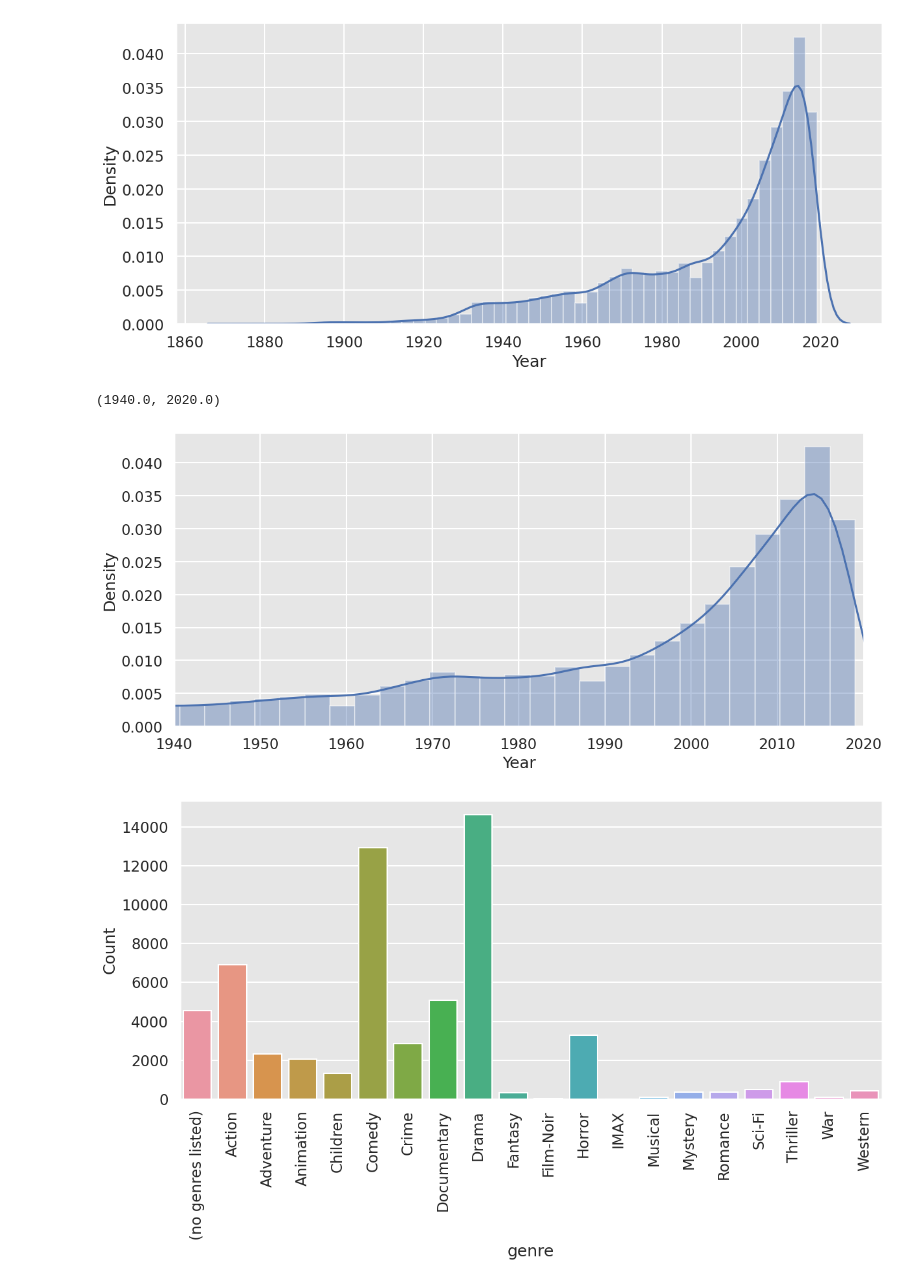
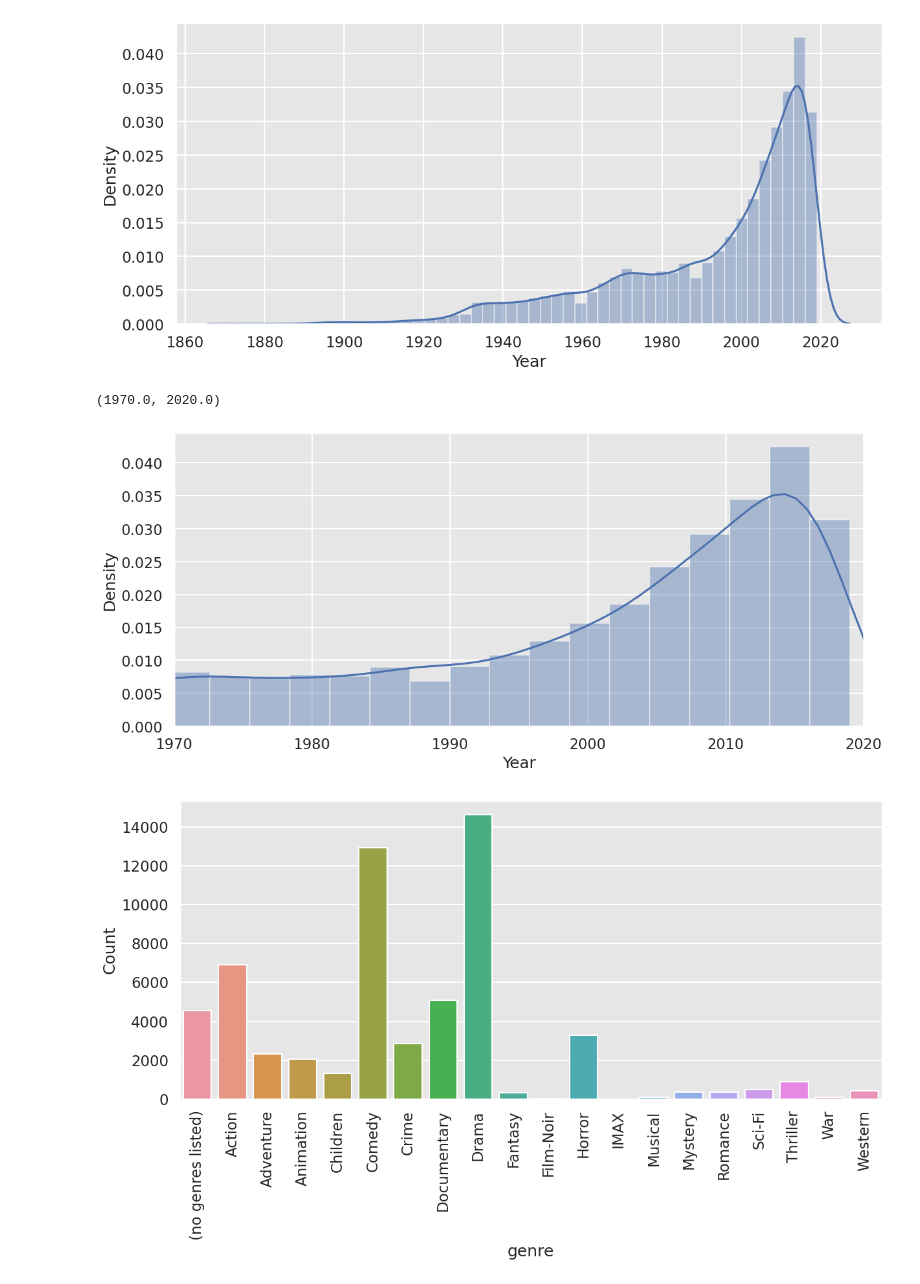
Before and after one commit to sreshu/MovieAnalysis, a Jupyter notebook: MovieLensAnalysis.ipynb, the cells around one changed output. Saved outputs shown, nothing was run; the diff lists cells and outputs as text; code cells hidden in the pictures.

```diff
--- a/MovieLensAnalysis.ipynb
+++ b/MovieLensAnalysis.ipynb
@@ -312,10 +312,10 @@ sns.distplot(df3.Year)
 # %%
 #zooming in:
 sns.distplot(df3.Year)
-plt.xlim(1940, 2020)
+plt.xlim(1970, 2020)
 # %% [output]
-(1940.0, 2020.0)
+(1970.0, 2020.0)
-[figure, old version]
+[figure, new version]
 # %%
 genre = df3.genre1.value_counts()
 genre = pd.DataFrame(genre)
```
Also changed, not shown: parts of 11 cells of this notebook.
